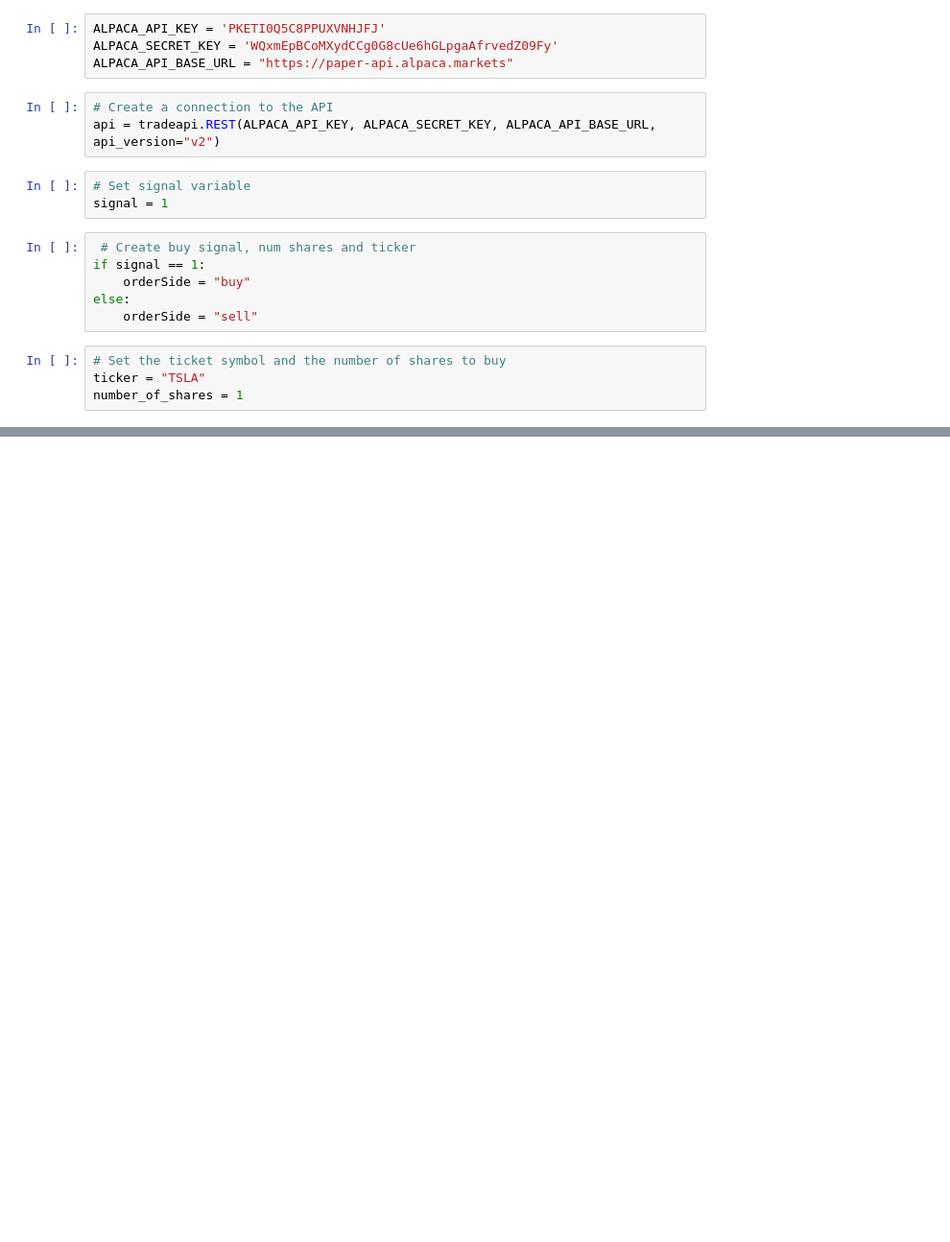
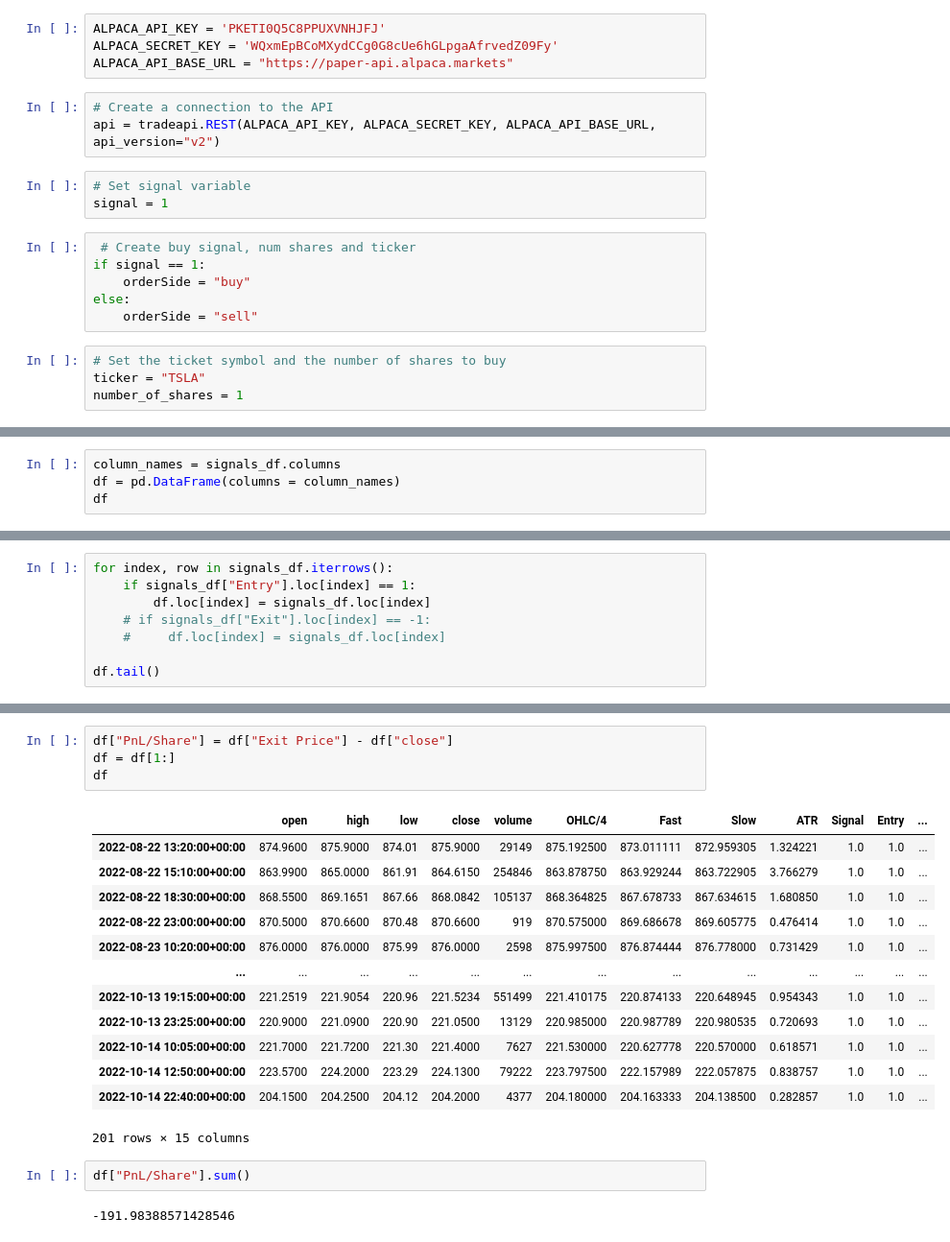
Before and after one commit to TimL2/Group_Project_2_ML_Bot, a Jupyter notebook: ML_Trading_Bot.ipynb, the cells around one changed output, grey strips where cells are left out. Shown at 96% size. Drawn from its saved outputs; the diff is of its cells as text; blank space fills up the shorter version.

```diff
--- a/ML_Trading_Bot.ipynb
+++ b/ML_Trading_Bot.ipynb
@@ -118,0 +234,4 @@ prices.head()
+# %%
+column_names = signals_df.columns
+df = pd.DataFrame(columns = column_names)
+df
@@ -118,0 +240,8 @@ prices.head()
+# %%
+for index, row in signals_df.iterrows():
+    if signals_df["Entry"].loc[index] == 1:
+        df.loc[index] = signals_df.loc[index]
+    # if signals_df["Exit"].loc[index] == -1:
+    #     df.loc[index] = signals_df.loc[index]
+
+df.tail()
@@ -118,0 +255,22 @@ prices.head()
+# %%
+df["PnL/Share"] = df["Exit Price"] - df["close"]
+df = df[1:]
+df
+# %% [output]
+|  | open | high | low | close | volume | OHLC/4 | Fast | Slow | ATR | Signal | Entry | ... |
+| 2022-08-22 13:20:00+00:00 | 874.9600 | 875.9000 | 874.01 | 875.9000 | 29149 | 875.192500 | 873.011111 | 872.959305 | 1.324221 | 1.0 | 1.0 | ... |
+| 2022-08-22 15:10:00+00:00 | 863.9900 | 865.0000 | 861.91 | 864.6150 | 254846 | 863.878750 | 863.929244 | 863.722905 | 3.766279 | 1.0 | 1.0 | ... |
+| 2022-08-22 18:30:00+00:00 | 868.5500 | 869.1651 | 867.66 | 868.0842 | 105137 | 868.364825 | 867.678733 | 867.634615 | 1.680850 | 1.0 | 1.0 | ... |
+| 2022-08-22 23:00:00+00:00 | 870.5000 | 870.6600 | 870.48 | 870.6600 | 919 | 870.575000 | 869.686678 | 869.605775 | 0.476414 | 1.0 | 1.0 | ... |
+| 2022-08-23 10:20:00+00:00 | 876.0000 | 876.0000 | 875.99 | 876.0000 | 2598 | 875.997500 | 876.874444 | 876.778000 | 0.731429 | 1.0 | 1.0 | ... |
+| ... | ... | ... | ... | ... | ... | ... | ... | ... | ... | ... | ... | ... |
+| 2022-10-13 19:15:00+00:00 | 221.2519 | 221.9054 | 220.96 | 221.5234 | 551499 | 221.410175 | 220.874133 | 220.648945 | 0.954343 | 1.0 | 1.0 | ... |
+| 2022-10-13 23:25:00+00:00 | 220.9000 | 221.0900 | 220.90 | 221.0500 | 13129 | 220.985000 | 220.987789 | 220.980535 | 0.720693 | 1.0 | 1.0 | ... |
+| 2022-10-14 10:05:00+00:00 | 221.7000 | 221.7200 | 221.30 | 221.4000 | 7627 | 221.530000 | 220.627778 | 220.570000 | 0.618571 | 1.0 | 1.0 | ... |
+| 2022-10-14 12:50:00+00:00 | 223.5700 | 224.2000 | 223.29 | 224.1300 | 79222 | 223.797500 | 222.157989 | 222.057875 | 0.838757 | 1.0 | 1.0 | ... |
+| 2022-10-14 22:40:00+00:00 | 204.1500 | 204.2500 | 204.12 | 204.2000 | 4377 | 204.180000 | 204.163333 | 204.138500 | 0.282857 | 1.0 | 1.0 | ... |
+201 rows × 15 columns
+# %%
+df["PnL/Share"].sum()
+# %% [output]
+-191.98388571428546
```
Also changed, not shown: parts of 18 cells of this notebook.
